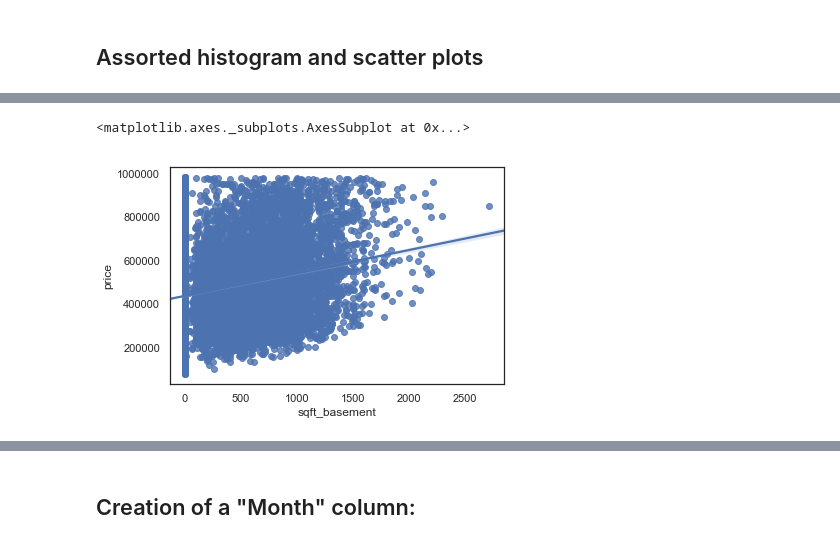
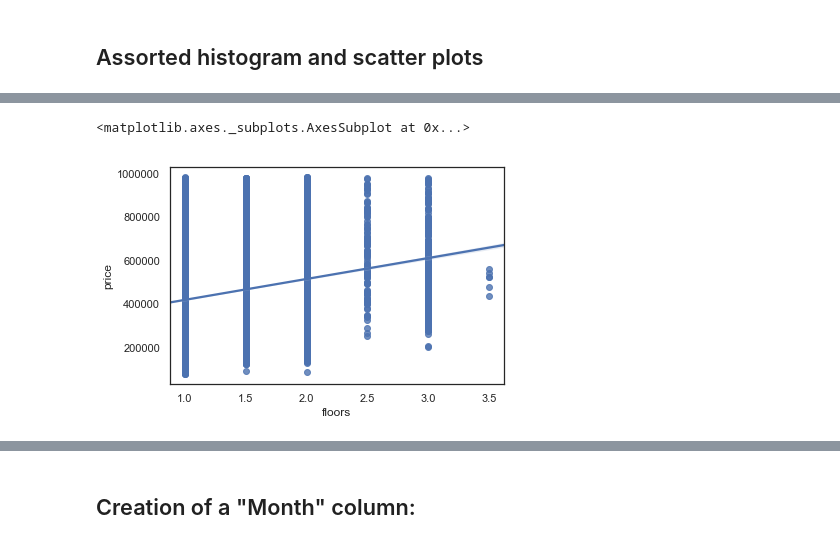
Before and after one commit to witchlane/dsc-1-final-project-online-ds-pt-112618, a Jupyter notebook: MOD 1 PROJECT - FIRST DRAFT.ipynb, the cells around one changed output, grey strips where cells are left out. Cells and saved outputs as stored; diff of their text form; code cells hidden in the pictures.

```diff
--- a/MOD 1 PROJECT - FIRST DRAFT.ipynb
+++ b/MOD 1 PROJECT - FIRST DRAFT.ipynb
@@ -349,5 +349,5 @@ sns.regplot(df['sqft_above'], df['price'])
 # %%
-sns.regplot(df['sqft_basement'], df['price'])
+sns.regplot(df['floors'], df['price'])
 # %% [output]
 <matplotlib.axes._subplots.AxesSubplot at 0x...>
-[figure, old version]
+[figure, new version]
```
Also changed, not shown: parts of 45 cells of this notebook.
